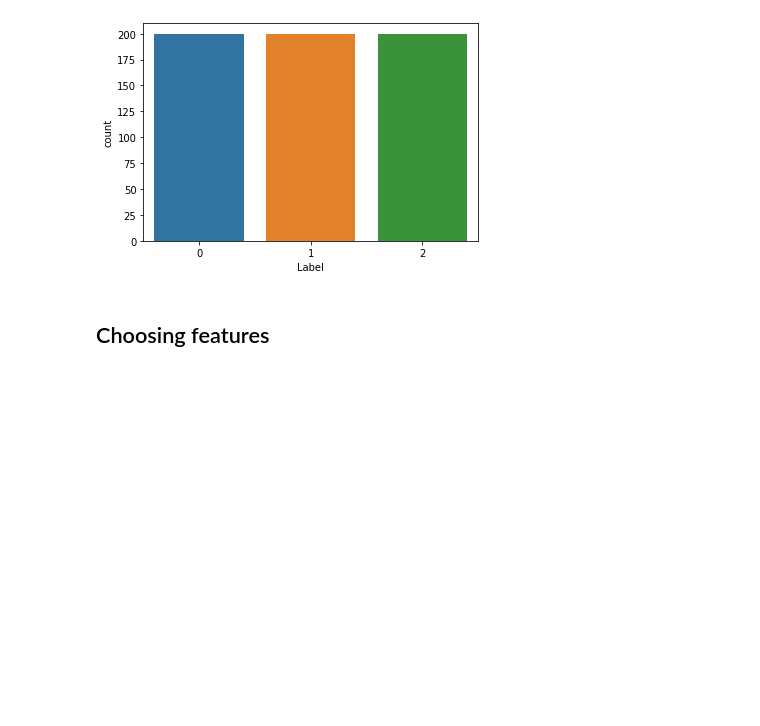
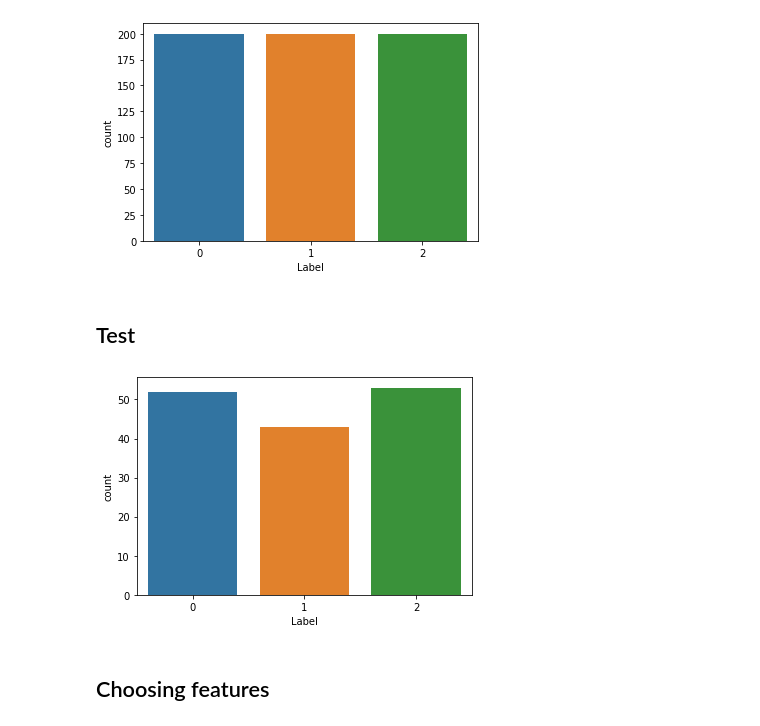
Before and after one commit to bateikoEd/object_recognition, a Jupyter notebook: Lab3/Lab3.ipynb, the cells around one changed output. Saved outputs shown, nothing was run; the diff lists cells and outputs as text; code cells hidden in the pictures; blank space fills up the shorter version.

```diff
--- a/Lab3/Lab3.ipynb
+++ b/Lab3/Lab3.ipynb
@@ -298,10 +383,12 @@ sift
 # %% [markdown]
 ## Preparing data
 # %%
+#Train data
 file_name_json_lintroller_sift = 'train_600_dumps/train_600_lintroller_sift.json'
 file_name_json_lintroller_akaze = 'train_600_dumps/train_600_lintroller_akaze.json'
 file_name_json_sandglass_sift = 'train_600_dumps/train_600_sandglass_sift.json'
 file_name_json_sandglass_akaze = 'train_600_dumps/train_600_sandglass_akaze.json'
+
 
 file_name_label = 'tabular_data/lab3_train_label.xlsx'
 
@@ -310,9 +397,26 @@ metrices_lintroller_akaze = pd.read_json(file_name_json_lintroller_akaze)
 metrices_sandglass_sift = pd.read_json(file_name_json_sandglass_sift)
 metrices_sandglass_akaze = pd.read_json(file_name_json_sandglass_akaze)
 
+df_labels = pd.read_excel(file_name_label)
 
-df_labels = pd.read_excel(file_name_label)
+#Test data
+
+file_name_json_lintroller_test_sift = 'test_160_dumps/test_160_lintroller_sift.json'
+file_name_json_lintroller_test_akaze = 'test_160_dumps/test_160_lintroller_akaze.json'
+file_name_json_sandglass_test_sift = 'test_160_dumps/test_160_sandglass_sift.json'
+file_name_json_sandglass_test_akaze = 'test_160_dumps/test_160_sandglass_akaze.json'
+
+file_name_test_label = 'tabular_data/test_160.xlsx'
+
+metrices_lintroller_test_sift = pd.read_json(file_name_json_lintroller_test_sift)
+metrices_lintroller_test_akaze = pd.read_json(file_name_json_lintroller_test_akaze)
+metrices_sandglass_test_sift = pd.read_json(file_name_json_sandglass_test_sift)
+metrices_sandglass_test_akaze = pd.read_json(file_name_json_sandglass_test_akaze)
+
+
+df_labels_test = pd.read_excel(file_name_test_label)
 # %%
+#Train data
 metrices_lintroller_sift.image_name = list(map(lambda x: x[:-4], metrices_lintroller_sift.image_name))
 metrices_lintroller_akaze.image_name = list(map(lambda x: x[:-4], metrices_lintroller_akaze.image_name))
 metrices_sandglass_sift.image_name = list(map(lambda x: x[:-4], metrices_sandglass_sift.image_name))
@@ -323,4 +427,16 @@ metrices_lintroller_akaze = metrices_lintroller_akaze.drop(['ratio', 'pixels'],
 metrices_sandglass_sift = metrices_sandglass_sift.drop(['ratio', 'pixels'], axis=1)
 
 df_labels = df_labels.rename(columns={'Name': 'image_name'})
+
+#Test data
+metrices_lintroller_test_sift.image_name = list(map(lambda x: x[:-4], metrices_lintroller_test_sift.image_name))
+metrices_lintroller_test_akaze.image_name = list(map(lambda x: x[:-4], metrices_lintroller_test_akaze.image_name))
+metrices_sandglass_test_sift.image_name = list(map(lambda x: x[:-4], metrices_sandglass_test_sift.image_name))
+metrices_sandglass_test_akaze.image_name = list(map(lambda x: x[:-4], metrices_sandglass_test_akaze.image_name))
+
+metrices_lintroller_test_sift = metrices_lintroller_test_sift.drop(['ratio', 'pixels'], axis=1)
+metrices_lintroller_test_akaze = metrices_lintroller_test_akaze.drop(['ratio', 'pixels'], axis=1)
+metrices_sandglass_test_sift = metrices_sandglass_test_sift.drop(['ratio', 'pixels'], axis=1)
+
+df_labels_test = df_labels_test.rename(columns={'Name': 'image_name'})
 # %%
@@ -339,5 +473,12 @@ df_labels:      (600, 2)
 # %%
+#Train data
 train_without_labels_lintroller = pd.merge(metrices_lintroller_sift, metrices_lintroller_akaze, on='image_name')
 train_without_labels_sandglass = pd.merge(metrices_sandglass_sift, metrices_sandglass_akaze, on='image_name')
 train_without_labels = pd.merge(train_without_labels_lintroller, train_without_labels_sandglass,
                                 on='image_name', suffixes=('_lint', '_sang'))
+
+#Test data
+test_without_labels_lintroller = pd.merge(metrices_lintroller_test_sift, metrices_lintroller_test_akaze, on='image_name')
+test_without_labels_sandglass = pd.merge(metrices_sandglass_test_sift, metrices_sandglass_test_akaze, on='image_name')
+test_without_labels = pd.merge(test_without_labels_lintroller, test_without_labels_sandglass,
+                                on='image_name', suffixes=('_lint', '_sang'))
@@ -357,3 +491,3 @@ train_without_labels.head()
 # %%
 train_with_labels = pd.merge(train_without_labels, df_labels, on='image_name')
-train_with_labels.head()
+test_with_labels = pd.merge(test_without_labels, df_labels_test, on='image_name')
@@ -369,4 +504,11 @@ sns.countplot(train_with_labels['Label'], label='Sum')
 plt.show()
 # %% [output]
 [figure]
+# %% [markdown]
+## Test
+# %%
+sns.countplot(test_with_labels['Label'], label='Sum')
+plt.show()
+# %% [output]
+[figure, added]
 # %%
```
Also changed, not shown: parts of 54 cells of this notebook, 6 other files.
